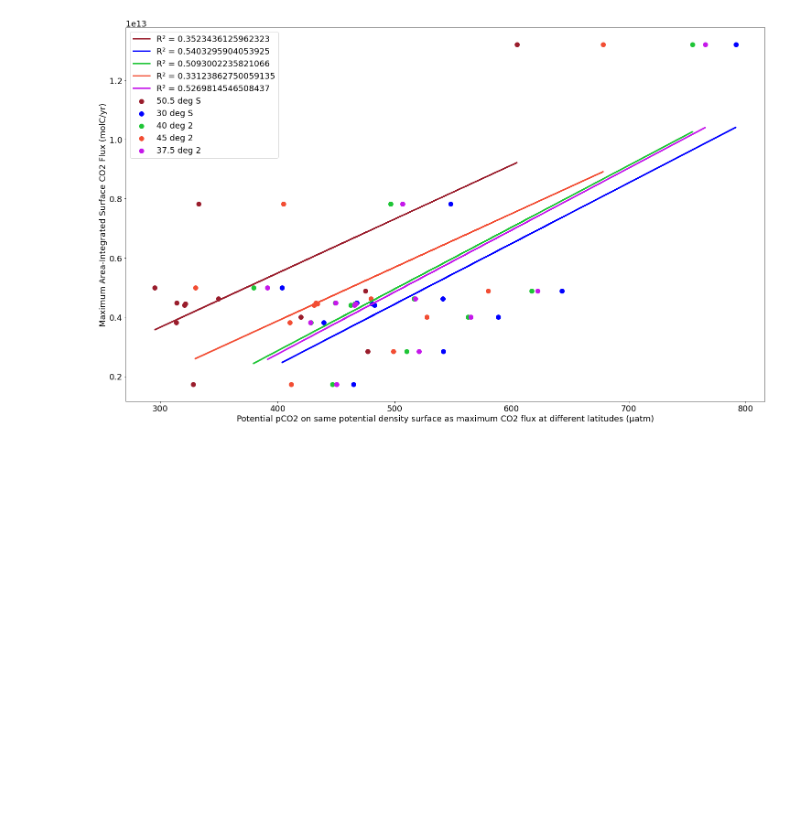
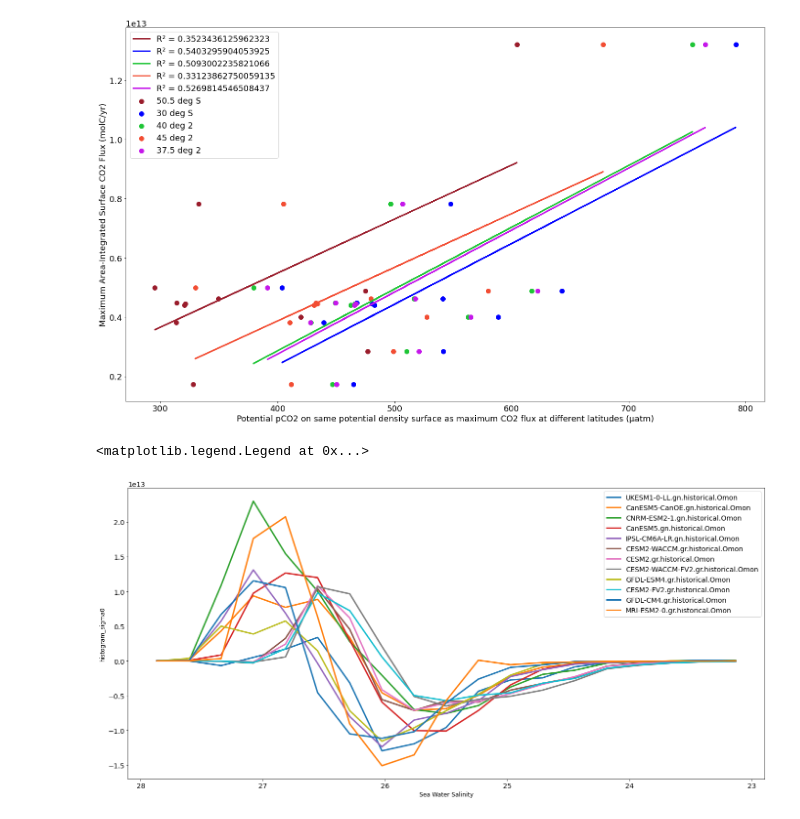
Before and after one commit to gmacgilchrist/seniorthesis, a Jupyter notebook: notebooks/areaproblems.ipynb, the cells around one changed output. Drawn from its saved outputs; the diff is of its cells as text; code cells hidden in the pictures; blank space fills up the shorter version.

```diff
--- a/notebooks/areaproblems.ipynb
+++ b/notebooks/areaproblems.ipynb
@@ -179,6 +179,7 @@ for name, ds in dd.items():
     ds['p'] = gsw.p_from_z(-1*ds['lev'], ds['y'], geo_strf_dyn_height=0, sea_surface_geopotential=0)*xr.ones_like(ds['talk']) # expand along time dimension
     ds['insitutemp'] = gsw.t_from_CT(ds['so'], ds['thetao'], ds['p'])
     ds['sigma2'] = gsw.sigma2(ds['so'],ds['thetao'])
+    ds['sigma0'] = gsw.sigma0(ds['so'],ds['thetao'])
 # %%
 for name, ds in dd.items():
     dd[name] = ds.assign_coords(**newcoords)
@@ -202,6 +203,7 @@ for name, ds in dd_x.items():
     ds['p'] = gsw.p_from_z(-1*ds['lev'], ds['y'], geo_strf_dyn_height=0, sea_surface_geopotential=0)*xr.ones_like(ds['talk']) # expand along time dimension
     ds['insitutemp'] = gsw.t_from_CT(da['so'], da['thetao'], ds['p']).isel(x=slice(180,200)).mean('x', keep_attrs=True)
     ds['sigma2'] = gsw.sigma2(da['so'],da['thetao']).isel(x=slice(180,200)).mean('x', keep_attrs=True)
+    ds['sigma0'] = gsw.sigma0(da['so'],da['thetao']).isel(x=slice(180,200)).mean('x', keep_attrs=True)
 # %%
 newercoords = {'y':dd_gr['GFDL-ESM4.gr.historical.Ofx'].areacello['y']}
 
@@ -982,3 +984,34 @@ plt.xlabel('Potential pCO2 on same potential density surface as maximum CO2 flux
 plt.rcParams["figure.figsize"] = (25,15)
 # %% [output]
 [figure]
+# %%
+fig, ax = plt.subplots(nrows = 1, ncols = 1, figsize=[20,10])
+fig.tight_layout(pad = 3.5)
+plt.rc('font', size = 14)
+plt.rc('axes', titlesize= 14)
+plt.rc('axes', labelsize= 12)
+plt.rc('figure', titlesize=16)
+
+target = np.linspace(23, 28, 20)
+binz = np.linspace(23, 28, 20)
+
+conversion = 3.1536e7 * 83.3
+ax_idx = 0
+# for name, ds in dd.items():
+for name, ds in dd.items():
+#     ax = axarr.flat[ax_idx]
+#     if name != 'GFDL-ESM4.gr.historical.Omon':
+#         if name != 'GFDL-CM4.gr.historical.Omon':
+    h2 = histogram(ds['sigma0'].isel(lev = 0)[10:60], bins = [binz], weights = -1*ds.fgco2[10:60]*A[10:60]*conversion)
+    h2.plot(label = name, lw = 3)
+ax.invert_xaxis()
+#     ax.set_title(name)
+#     ax_idx += 1
+plt.legend(
+#     bbox_to_anchor=(1.05, 1),
+    loc='upper right'
+#     , borderaxespad=0.
+)
+# %% [output]
+<matplotlib.legend.Legend at 0x...>
+[figure, added]
```
Also changed, not shown: parts of 3 cells of this notebook, 1 other file.
